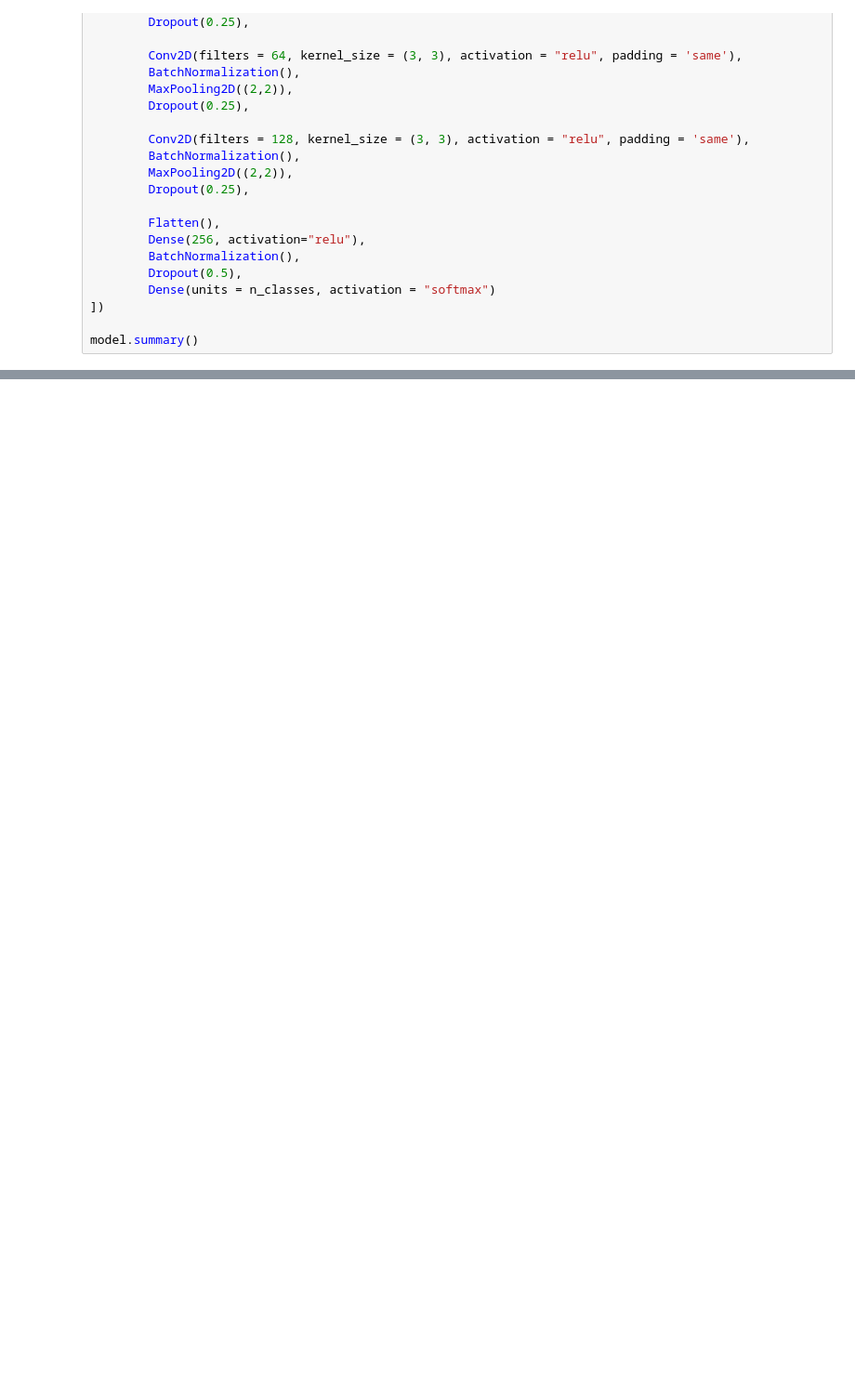
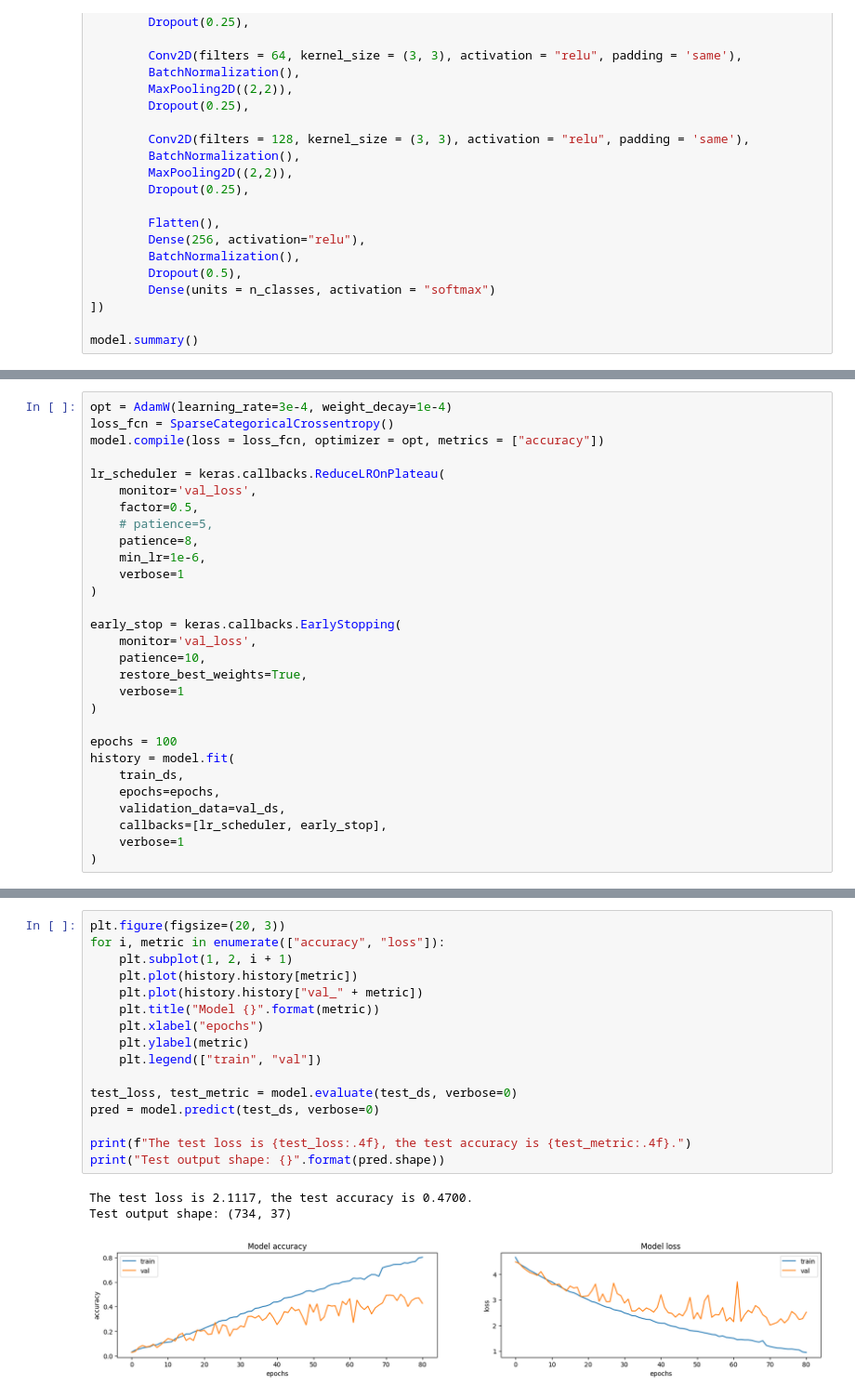
Before and after one commit to Nicolo02/PetClassification_CV_Project, a Jupyter notebook: Task1.ipynb, the cells around one changed output, grey strips where cells are left out. Shown at 93% size. Saved outputs shown, nothing was run; the diff lists cells and outputs as text; blank space fills up the shorter version.

Commit message:
Model architecture changed and data split modified

```diff
--- a/Task1.ipynb
+++ b/Task1.ipynb
@@ -193,0 +437,29 @@ print("Test Input Shape: {} Test output shape: {}".format(x_test.shape, pred.sha
+# %%
+opt = AdamW(learning_rate=3e-4, weight_decay=1e-4)
+loss_fcn = SparseCategoricalCrossentropy()
+model.compile(loss = loss_fcn, optimizer = opt, metrics = ["accuracy"])
+
+lr_scheduler = keras.callbacks.ReduceLROnPlateau(
+    monitor='val_loss',
+    factor=0.5,
+    # patience=5,
+    patience=8,
+    min_lr=1e-6,
+    verbose=1
+)
+
+early_stop = keras.callbacks.EarlyStopping(
+    monitor='val_loss',
+    patience=10,
+    restore_best_weights=True,
+    verbose=1
+)
+
+epochs = 100
+history = model.fit(
+    train_ds,
+    epochs=epochs,
+    validation_data=val_ds,
+    callbacks=[lr_scheduler, early_stop],
+    verbose=1
+)
@@ -194 +484,21 @@ print("Test Input Shape: {} Test output shape: {}".format(x_test.shape, pred.sha
+# %%
+plt.figure(figsize=(20, 3))
+for i, metric in enumerate(["accuracy", "loss"]):
+    plt.subplot(1, 2, i + 1)
+    plt.plot(history.history[metric])
+    plt.plot(history.history["val_" + metric])
+    plt.title("Model {}".format(metric))
+    plt.xlabel("epochs")
+    plt.ylabel(metric)
+    plt.legend(["train", "val"])
+
+test_loss, test_metric = model.evaluate(test_ds, verbose=0)
+pred = model.predict(test_ds, verbose=0)
+
+print(f"The test loss is {test_loss:.4f}, the test accuracy is {test_metric:.4f}.")
+print("Test output shape: {}".format(pred.shape))
+# %% [output]
+The test loss is 2.1117, the test accuracy is 0.4700.
+Test output shape: (734, 37)
+[figure, added]
 # %%
```
Also changed, not shown: parts of 25 cells of this notebook.
